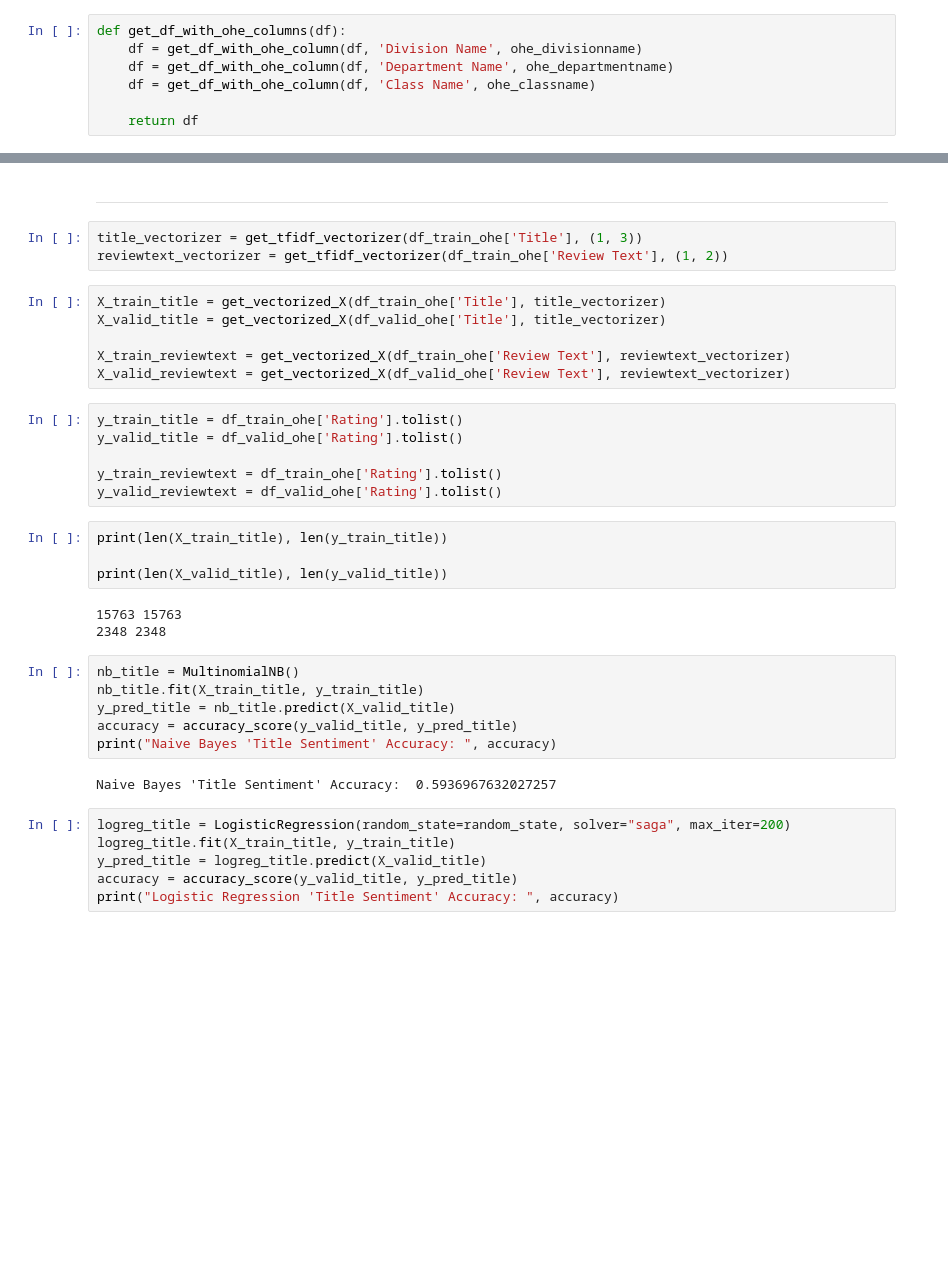
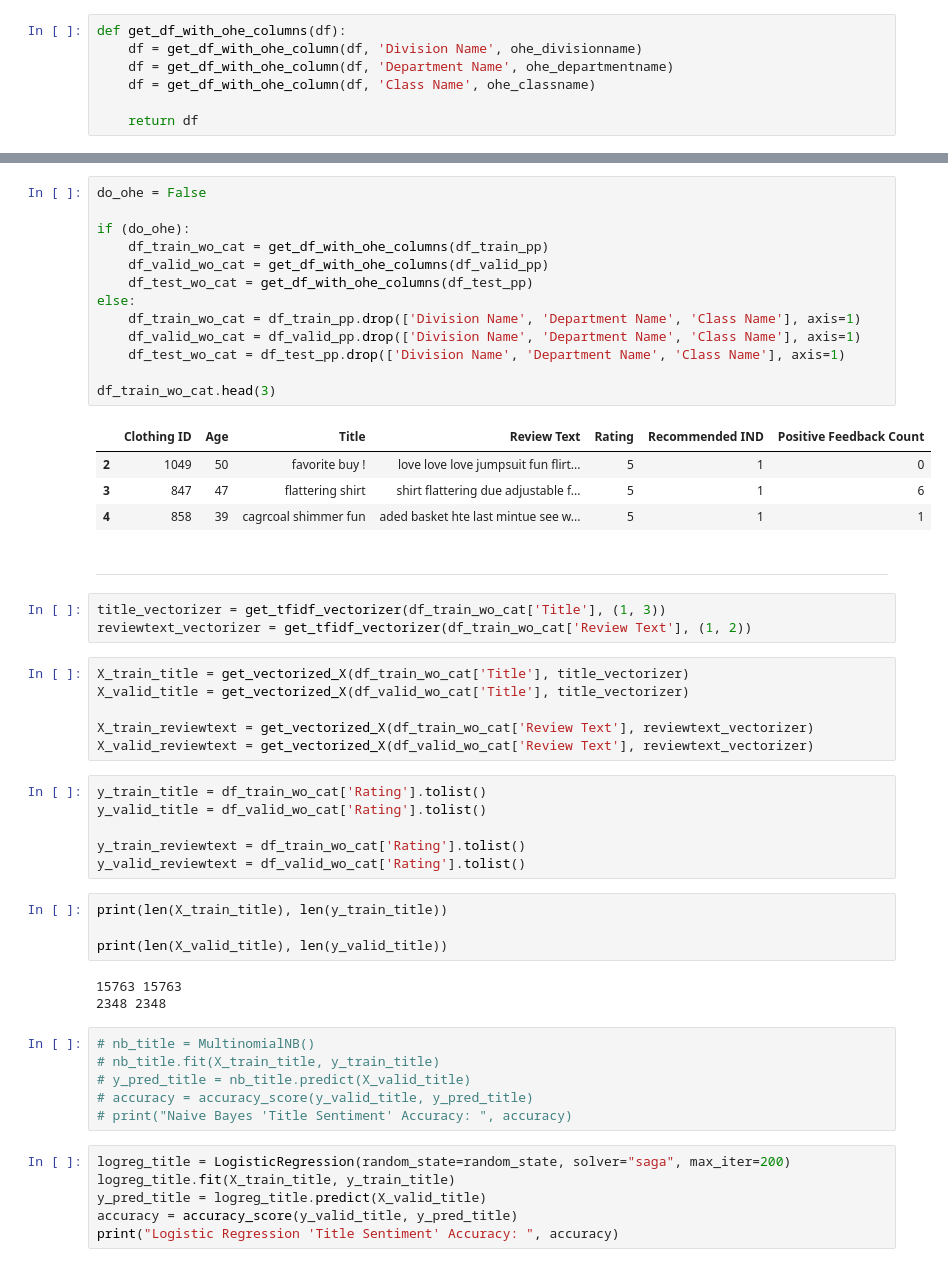
Before and after one commit to repetitioestmaterstudiorum/trees-vs-nns, a Jupyter notebook: trees-vs-nns.ipynb, the cells around one changed output, grey strips where cells are left out. Cells and saved outputs as stored; diff of their text form; blank space fills up the shorter version.

```diff
--- a/trees-vs-nns.ipynb
+++ b/trees-vs-nns.ipynb
@@ -182,20 +173,38 @@ df_train_ohe.head(3)
+# %%
+do_ohe = False
+
+if (do_ohe):
+    df_train_wo_cat = get_df_with_ohe_columns(df_train_pp)
+    df_valid_wo_cat = get_df_with_ohe_columns(df_valid_pp)
+    df_test_wo_cat = get_df_with_ohe_columns(df_test_pp)
+else:
+    df_train_wo_cat = df_train_pp.drop(['Division Name', 'Department Name', 'Class Name'], axis=1)
+    df_valid_wo_cat = df_valid_pp.drop(['Division Name', 'Department Name', 'Class Name'], axis=1)
+    df_test_wo_cat = df_test_pp.drop(['Division Name', 'Department Name', 'Class Name'], axis=1)
+
+df_train_wo_cat.head(3)
+# %% [output]
+|  | Clothing ID | Age | Title | Review Text | Rating | Recommended IND | Positive Feedback Count |
+| 2 | 1049 | 50 | favorite buy ! | love love love jumpsuit fun flirt... | 5 | 1 | 0 |
+| 3 | 847 | 47 | flattering shirt | shirt flattering due adjustable f... | 5 | 1 | 6 |
+| 4 | 858 | 39 | cagrcoal shimmer fun | aded basket hte last mintue see w... | 5 | 1 | 1 |
 # %% [markdown]
 ---
 # %%
-title_vectorizer = get_tfidf_vectorizer(df_train_ohe['Title'], (1, 3))
-reviewtext_vectorizer = get_tfidf_vectorizer(df_train_ohe['Review Text'], (1, 2))
+title_vectorizer = get_tfidf_vectorizer(df_train_wo_cat['Title'], (1, 3))
+reviewtext_vectorizer = get_tfidf_vectorizer(df_train_wo_cat['Review Text'], (1, 2))
 # %%
-X_train_title = get_vectorized_X(df_train_ohe['Title'], title_vectorizer)
-X_valid_title = get_vectorized_X(df_valid_ohe['Title'], title_vectorizer)
+X_train_title = get_vectorized_X(df_train_wo_cat['Title'], title_vectorizer)
+X_valid_title = get_vectorized_X(df_valid_wo_cat['Title'], title_vectorizer)
 
-X_train_reviewtext = get_vectorized_X(df_train_ohe['Review Text'], reviewtext_vectorizer)
-X_valid_reviewtext = get_vectorized_X(df_valid_ohe['Review Text'], reviewtext_vectorizer)
+X_train_reviewtext = get_vectorized_X(df_train_wo_cat['Review Text'], reviewtext_vectorizer)
+X_valid_reviewtext = get_vectorized_X(df_valid_wo_cat['Review Text'], reviewtext_vectorizer)
 # %%
-y_train_title = df_train_ohe['Rating'].tolist()
-y_valid_title = df_valid_ohe['Rating'].tolist()
+y_train_title = df_train_wo_cat['Rating'].tolist()
+y_valid_title = df_valid_wo_cat['Rating'].tolist()
 
-y_train_reviewtext = df_train_ohe['Rating'].tolist()
-y_valid_reviewtext = df_valid_ohe['Rating'].tolist()
+y_train_reviewtext = df_train_wo_cat['Rating'].tolist()
+y_valid_reviewtext = df_valid_wo_cat['Rating'].tolist()
 # %%
 print(len(X_train_title), len(y_train_title))
 
@@ -204,13 +213,11 @@ print(len(X_valid_title), len(y_valid_title))
 15763 15763
 2348 2348
 # %%
-nb_title = MultinomialNB()
-nb_title.fit(X_train_title, y_train_title)
-y_pred_title = nb_title.predict(X_valid_title)
-accuracy = accuracy_score(y_valid_title, y_pred_title)
-print("Naive Bayes 'Title Sentiment' Accuracy: ", accuracy)
+# nb_title = MultinomialNB()
+# nb_title.fit(X_train_title, y_train_title)
+# y_pred_title = nb_title.predict(X_valid_title)
+# accuracy = accuracy_score(y_valid_title, y_pred_title)
+# print("Naive Bayes 'Title Sentiment' Accuracy: ", accuracy)
-# %% [output]
-Naive Bayes 'Title Sentiment' Accuracy:  0.5936967632027257
 # %%
 logreg_title = LogisticRegression(random_state=random_state, solver="saga", max_iter=200)
 logreg_title.fit(X_train_title, y_train_title)
```
Also changed, not shown: parts of 10 cells of this notebook, 1 other file.
